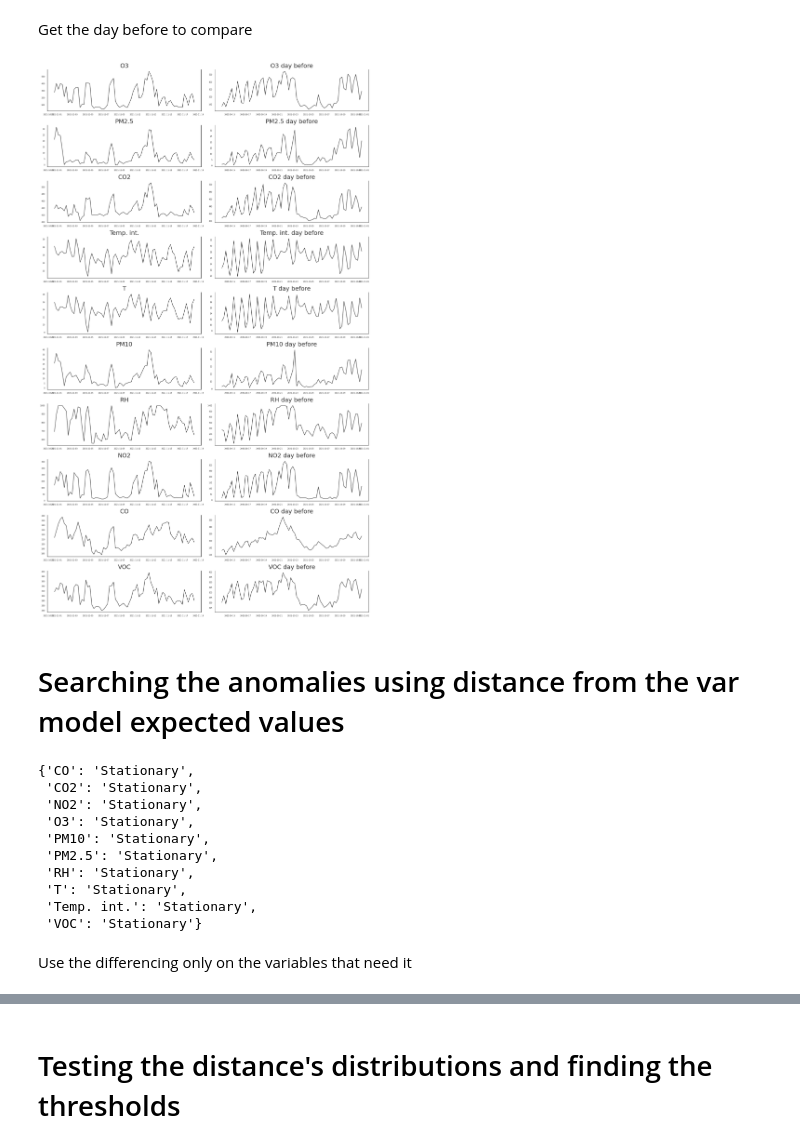
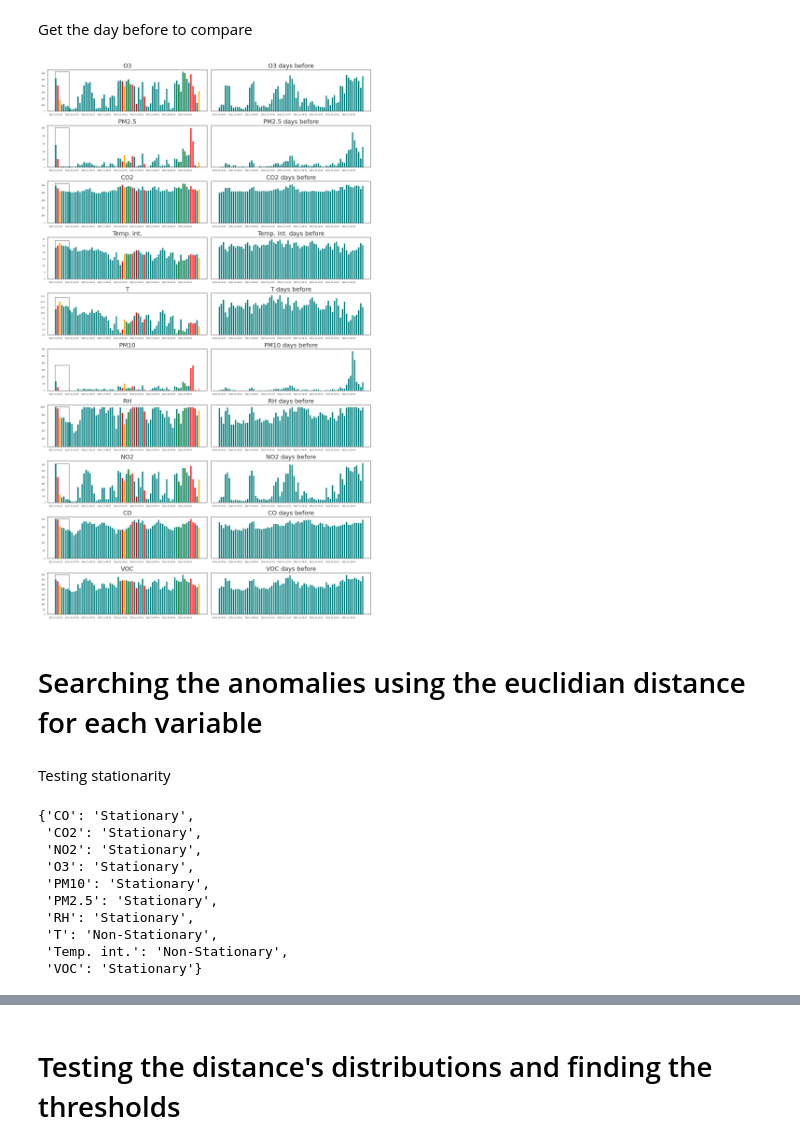
Before and after one commit to marcochisci/Anomaly_detection, a Jupyter notebook: 6hours_AnomalyDetection.ipynb, the cells around one changed output, grey strips where cells are left out. Cells and saved outputs as stored; diff of their text form; code cells hidden in the pictures.

```diff
--- a/6hours_AnomalyDetection.ipynb
+++ b/6hours_AnomalyDetection.ipynb
@@ -126,7 +245,7 @@ Test for stationarity now
 Finding the best lag for VAR model (if the max_lag value is too high the model may not work)
 # %%
 from statsmodels.tsa.api import VAR
-max_lag = 15
+max_lag = 12
 var_model = VAR(df)
 # select the best lag order
 lag_results = var_model.select_order(max_lag)
@@ -247,0 +336,16 @@ threshold high: 10.88028474119478
+# %%
+def get_num_var(distribution):
+  if(distribution=='burr' or distribution=='beta'):
+    num_var=2
+  if(distribution=='invgauss' or distribution=='gamma' or distribution=='weibull_min' or distribution=='weibull_max' or distribution=='lognorm'
+         or distribution=='pearson3' or distribution=='triang' ):
+    num_var=1
+  if(distribution=='expon' or distribution=='norm' or distribution=='uniform' ):
+    num_var=0
+  return num_var
+# %%
+from scipy.stats import burr, beta, expon, norm, uniform, weibull_min, weibull_max, invgauss, gamma, lognorm, pearson3, triang
+
+#distributions, convert from string to dis
+distributions={"burr": burr, "beta": beta, "invgauss": invgauss, "gamma": gamma, "weibull_min": weibull_min, "weibull_max": weibull_max,
+               "lognorm": lognorm, "pearson3": pearson3, "triang": triang, "expon": expon, "norm": norm, "uniform": uniform}
@@ -266,7 +445,7 @@ Select how many values do you want to predict: there are 4 values each day.
 
 If you want to find the anomalies of the first 18 days of November hom_many should be set at 72
 # %%
-data = df_copy.iloc[selected_lag-1: -1, :]
+data = df_copy.iloc[selected_lag: , :]
 data['Predictions'] = predictions.values
 how_many=72
 data=data.iloc[-how_many:,:]
@@ -431,54 +493,60 @@ day_before= df_copy.iloc[-(how_many*2):-how_many,:]
 import matplotlib.pyplot as plt
 import matplotlib.ticker as ticker
 import matplotlib.dates as mdates
+import matplotlib
 %matplotlib inline
 
+num_col=len(df_copy.columns)
 # Plot
-fig, axes = plt.subplots(nrows=10, ncols=2, dpi=120, figsize=(15,25))
+fig, axes = plt.subplots(nrows=num_col, ncols=2, sharey='row', dpi=120, figsize=(15,25))
+x_ticks = np.arange(0, how_many, 8)
+plt.setp(axes, xticks=x_ticks)
 for i, ax in enumerate(axes.flatten()):
     if(i%2==0):
       data_maha = data[df.columns[i/2]]
-      ax.plot(data_maha, color='black', linewidth=1)
+      ax.bar(data_maha.index, data_maha, color='teal', linewidth=1)
+      ax.set_xticks(x_ticks)
 
       # x axis value list.
       x_number_list_l = list(anomalies_l.index.values)
       # y axis value list.
       y_number_list_l = list(anomalies_l[df.columns[i/2]].values)
       # Draw point based on above x, y axis values.
-      ax.scatter(x_number_list_l, y_number_list_l, color='green', s=10)
+      ax.bar(x_number_list_l, y_number_list_l, color='green',  linewidth=1)
 
       # x axis value list.
       x_number_list_m = list(anomalies_m.index.values)
       # y axis value list.
       y_number_list_m = list(anomalies_m[df.columns[i/2]].values)
       # Draw point based on above x, y axis values.
-      ax.scatter(x_number_list_m, y_number_list_m, color='orange', s=10)
+      ax.bar(x_number_list_m, y_number_list_m, color='orange',  linewidth=1)
 
       # x axis value list.
       x_number_list_h = list(anomalies_h.index.values)
       # y axis value list.
       y_number_list_h = list(anomalies_h[df.columns[i/2]].values)
       # Draw point based on above x, y axis values.
-      ax.scatter(x_number_list_h, y_number_list_h, color='red', s=10)
+      ax.bar(x_number_list_h, y_number_list_h, color='red', linewidth=1)
+      #lag rectangle
+      left, bottom, width, height = (-0.5, 0, 1*selected_lag, int(max(data[df.columns[i/2]])+2))
+      ax.add_patch(matplotlib.patches.Rectangle((left,bottom), width, height,fill= None,
+                        alpha=1, color="black"))
 
       # Decorations
       ax.set_title(df.columns[i/2])
-      ax.xaxis.set_ticks_position('none')
-      ax.yaxis.set_ticks_position('none')
-      ax.spines["top"].set_alpha(0)
       ax.tick_params(labelsize=6)
     else:
       data_before = day_before[df.columns[(i-1)/2]]
-      ax.plot(data_before, color='black', linewidth=1)
+      ax.bar(data_before.index, data_before, color='teal', linewidth=1)
       # Decorations
-      ax.set_title(df.columns[(i-1)/2]+' day before')
-      ax.xaxis.set_ticks_position('none')
-      ax.yaxis.set_ticks_position('none')
-      ax.spines["top"].set_alpha(0)
+      ax.set_title(df.columns[(i-1)/2]+' days before')
       ax.tick_params(labelsize=6)
+      ax.set_xticks(x_ticks)
 
 plt.tight_layout();
 # %% [output]
-[figure, old version]
+[figure, new version]
 # %% [markdown]
-# Searching the anomalies using distance from the var model expected values
+# Searching the anomalies using the euclidian distance for each variable
+# %% [markdown]
+Testing stationarity
@@ -498,8 +568,8 @@ def test_stationarity(ts_data, column='', signif=0.05, series=False):
     return test_result
 
 adf_test_results = {
-    col: test_stationarity(df_d, col)
-    for col in df_d.columns
+    col: test_stationarity(df_e, col)
+    for col in df_e.columns
 }
 adf_test_results
 # %% [output]
@@ -510,8 +580,6 @@ adf_test_results
  'PM10': 'Stationary',
  'PM2.5': 'Stationary',
  'RH': 'Stationary',
- 'T': 'Stationary',
- 'Temp. int.': 'Stationary',
+ 'T': 'Non-Stationary',
+ 'Temp. int.': 'Non-Stationary',
  'VOC': 'Stationary'}
-# %% [markdown]
-Use the differencing only on the variables that need it
```
Also changed, not shown: parts of 209 cells of this notebook.
